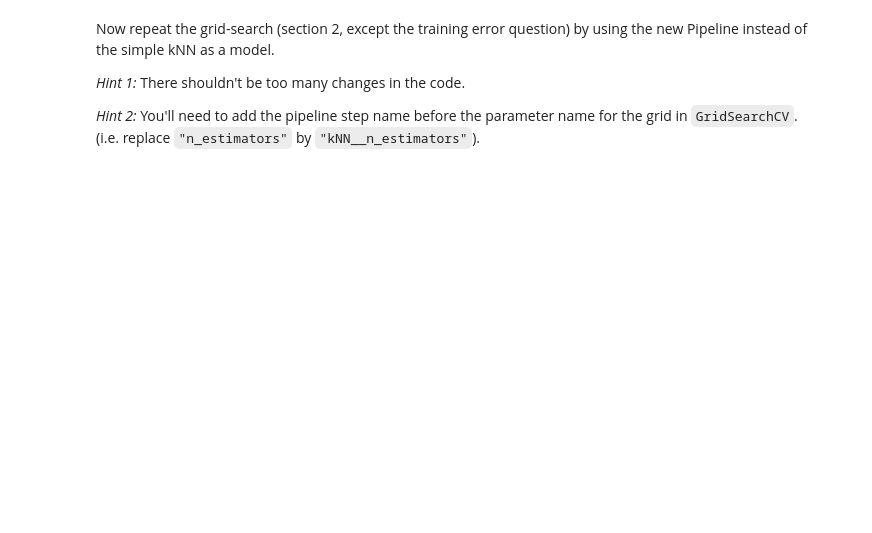
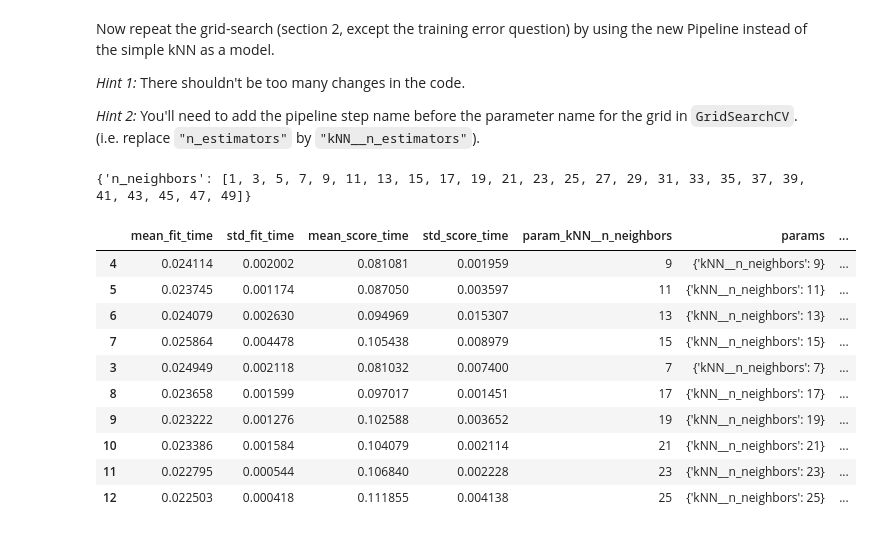
Before and after one commit to Guus03/MSc-Business-Analytics, a Jupyter notebook: Machine-Learning/Exercise_03.ipynb, the cells around one changed output. Cells and saved outputs as stored; diff of their text form; code cells hidden in the pictures; blank space fills up the shorter version.

```diff
--- a/Machine-Learning/Exercise_03.ipynb
+++ b/Machine-Learning/Exercise_03.ipynb
@@ -238,0 +338,10 @@ _Hint 2:_ You'll need to add the pipeline step name before the parameter name fo
+# %%
+#Declare Pipe and grid:
+knn_pipe = Pipeline([("scaler", StandardScaler()),
+                     ("kNN", KNeighborsRegressor())])
+
+# Set values for n_neighbors and inspect. Needs name kNN__n_neighbors as this is the name of the parameter in the pipeline .
+hyper_parameters_pipe = {"kNN__n_neighbors" : list(range(1, 50, 2))}
+print(hyper_parameters)
+# %% [output]
+{'n_neighbors': [1, 3, 5, 7, 9, 11, 13, 15, 17, 19, 21, 23, 25, 27, 29, 31, 33, 35, 37, 39, 41, 43, 45, 47, 49]}
@@ -238,0 +353,19 @@ _Hint 2:_ You'll need to add the pipeline step name before the parameter name fo
+# %%
+# View the results in df.
+df = pd.DataFrame(fit.cv_results_)
+#display(df.head(10)) # Display to inspect easier. Commented out to view next df, feel free to uncomment this to see standard output.
+
+df_sorted = df.sort_values(by="rank_test_score", ascending=True)
+display(df_sorted.head(10)) # View as scrollable object to inspect easier. k = 9 gives the best result (lowest mean_test_score).
+# %% [output]
+|  | mean_fit_time | std_fit_time | mean_score_time | std_score_time | param_kNN__n_neighbors | params | ... |
+| 4 | 0.024114 | 0.002002 | 0.081081 | 0.001959 | 9 | {'kNN__n_neighbors': 9} | ... |
+| 5 | 0.023745 | 0.001174 | 0.087050 | 0.003597 | 11 | {'kNN__n_neighbors': 11} | ... |
+| 6 | 0.024079 | 0.002630 | 0.094969 | 0.015307 | 13 | {'kNN__n_neighbors': 13} | ... |
+| 7 | 0.025864 | 0.004478 | 0.105438 | 0.008979 | 15 | {'kNN__n_neighbors': 15} | ... |
+| 3 | 0.024949 | 0.002118 | 0.081032 | 0.007400 | 7 | {'kNN__n_neighbors': 7} | ... |
+| 8 | 0.023658 | 0.001599 | 0.097017 | 0.001451 | 17 | {'kNN__n_neighbors': 17} | ... |
+| 9 | 0.023222 | 0.001276 | 0.102588 | 0.003652 | 19 | {'kNN__n_neighbors': 19} | ... |
+| 10 | 0.023386 | 0.001584 | 0.104079 | 0.002114 | 21 | {'kNN__n_neighbors': 21} | ... |
+| 11 | 0.022795 | 0.000544 | 0.106840 | 0.002228 | 23 | {'kNN__n_neighbors': 23} | ... |
+| 12 | 0.022503 | 0.000418 | 0.111855 | 0.004138 | 25 | {'kNN__n_neighbors': 25} | ... |
```
Also changed, not shown: parts of 39 cells of this notebook.
